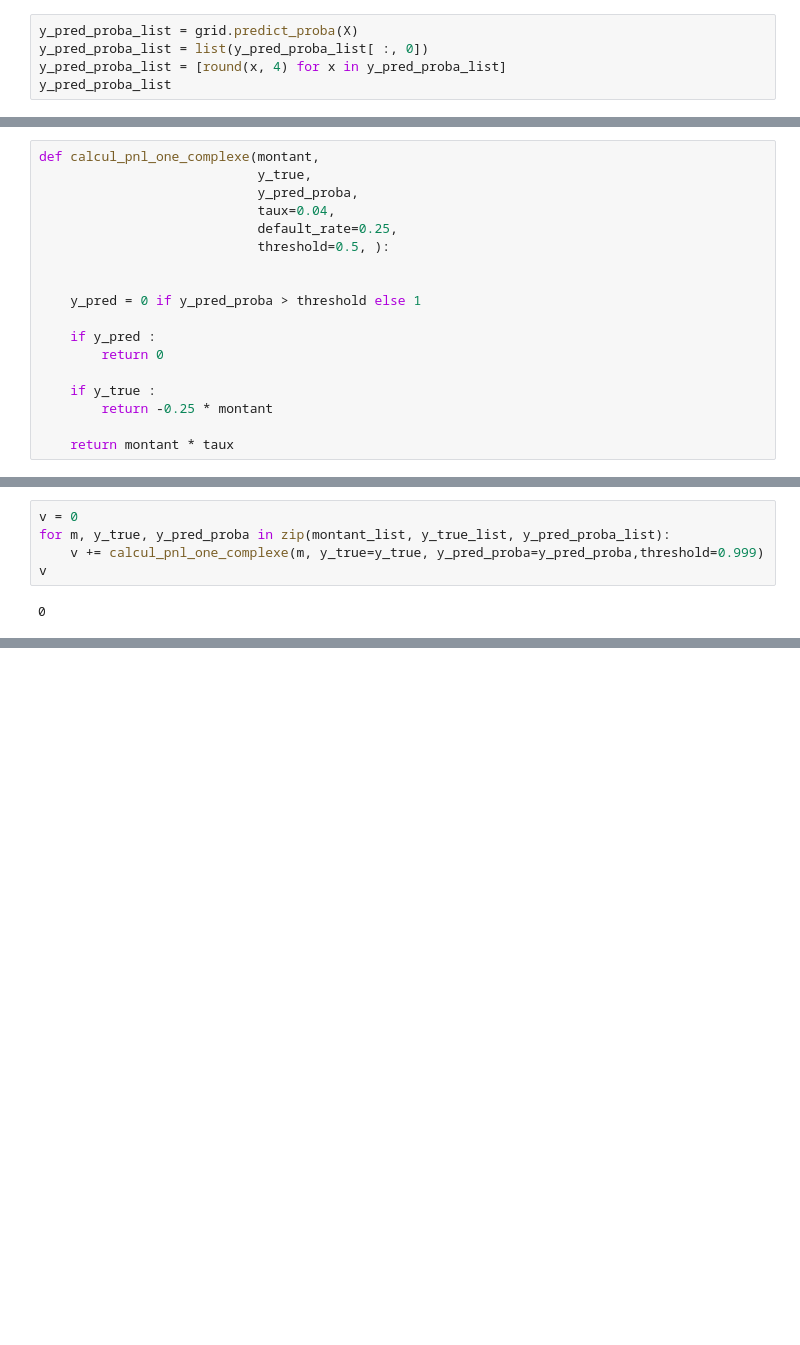
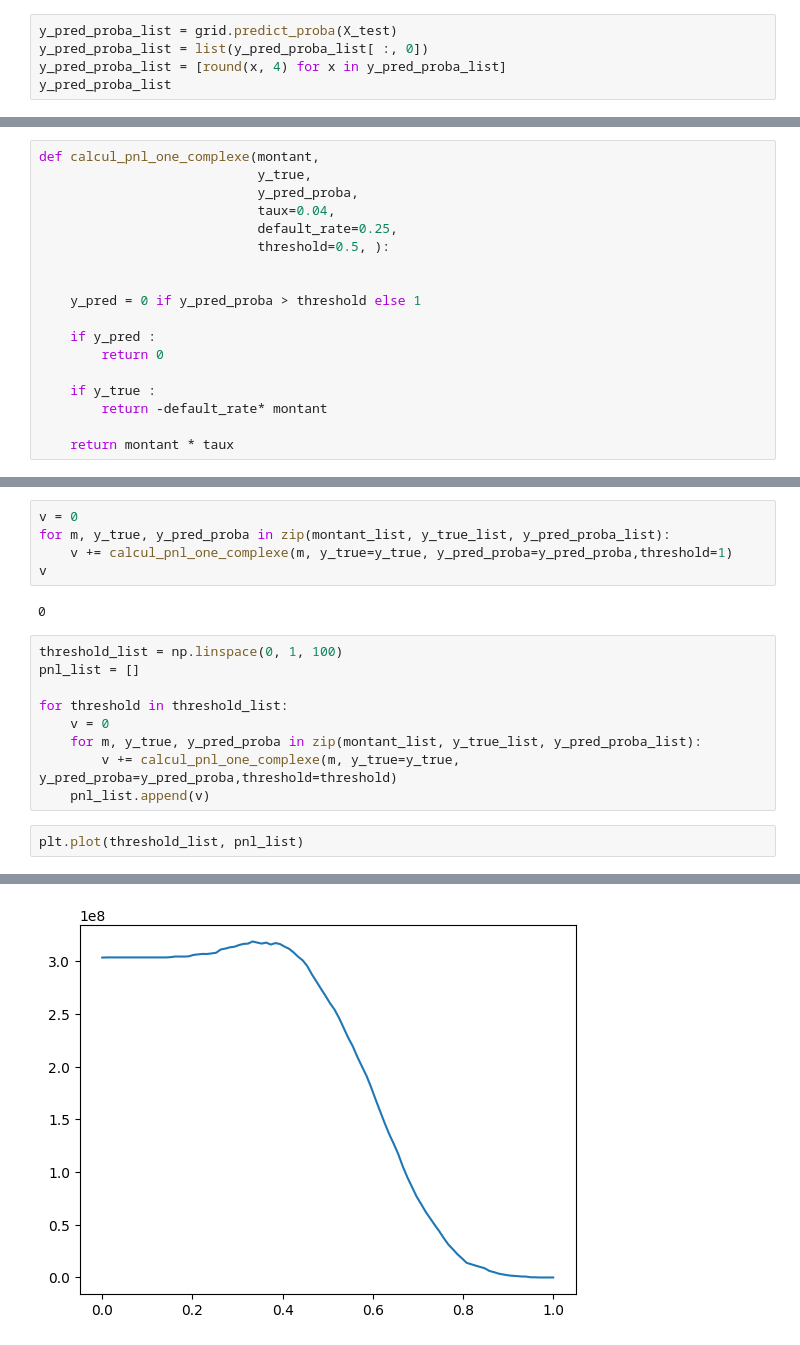
Before and after one commit to AlexandreGazagnes/ml-cost-function, a Jupyter notebook: notebooks/01-modelisation.ipynb, the cells around one changed output, grey strips where cells are left out. Drawn from its saved outputs; the diff is of its cells as text; blank space fills up the shorter version.

```diff
--- a/notebooks/01-modelisation.ipynb
+++ b/notebooks/01-modelisation.ipynb
@@ -210,7 +214,7 @@ v
 # %% [markdown]
 ## 02 predict proba
 # %%
-y_pred_proba_list = grid.predict_proba(X)
+y_pred_proba_list = grid.predict_proba(X_test)
 y_pred_proba_list = list(y_pred_proba_list[ :, 0])
 y_pred_proba_list = [round(x, 4) for x in y_pred_proba_list]
 y_pred_proba_list
@@ -247,7 +251,7 @@ def calcul_pnl_one_complexe(montant,
         return 0
 
     if y_true :
-        return -0.25 * montant
+        return -default_rate* montant
 
     return montant * taux
 # %%
@@ -267,7 +271,19 @@ v
 # %%
 v = 0
 for m, y_true, y_pred_proba in zip(montant_list, y_true_list, y_pred_proba_list):
-    v += calcul_pnl_one_complexe(m, y_true=y_true, y_pred_proba=y_pred_proba,threshold=0.999)
+    v += calcul_pnl_one_complexe(m, y_true=y_true, y_pred_proba=y_pred_proba,threshold=1)
 v
 # %% [output]
 0
+# %%
+threshold_list = np.linspace(0, 1, 100)
+pnl_list = []
+
+for threshold in threshold_list:
+    v = 0
+    for m, y_true, y_pred_proba in zip(montant_list, y_true_list, y_pred_proba_list):
+        v += calcul_pnl_one_complexe(m, y_true=y_true, y_pred_proba=y_pred_proba,threshold=threshold)
+    pnl_list.append(v)
+# %%
+plt.plot(threshold_list, pnl_list)
+# %% [output]
@@ -273,0 +291 @@ v
+[figure, added]
```
Also changed, not shown: parts of 30 cells of this notebook, 4 other files.
